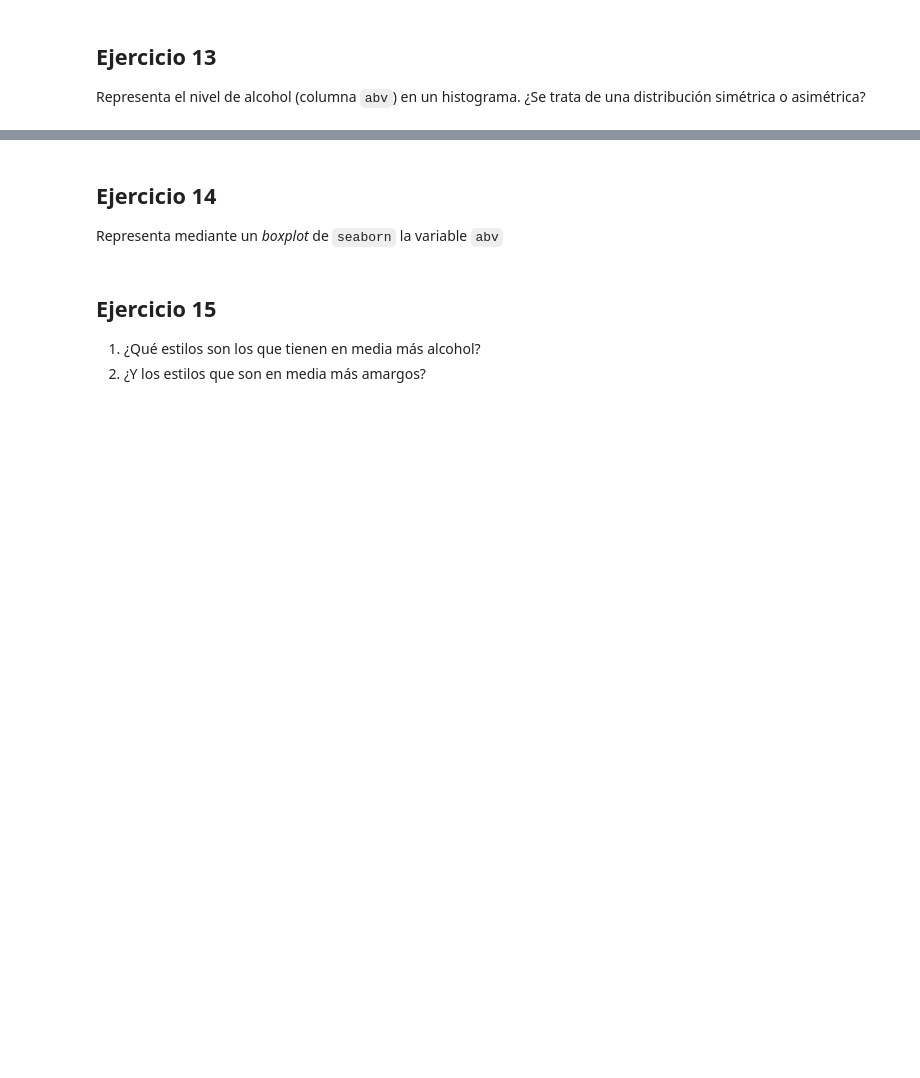
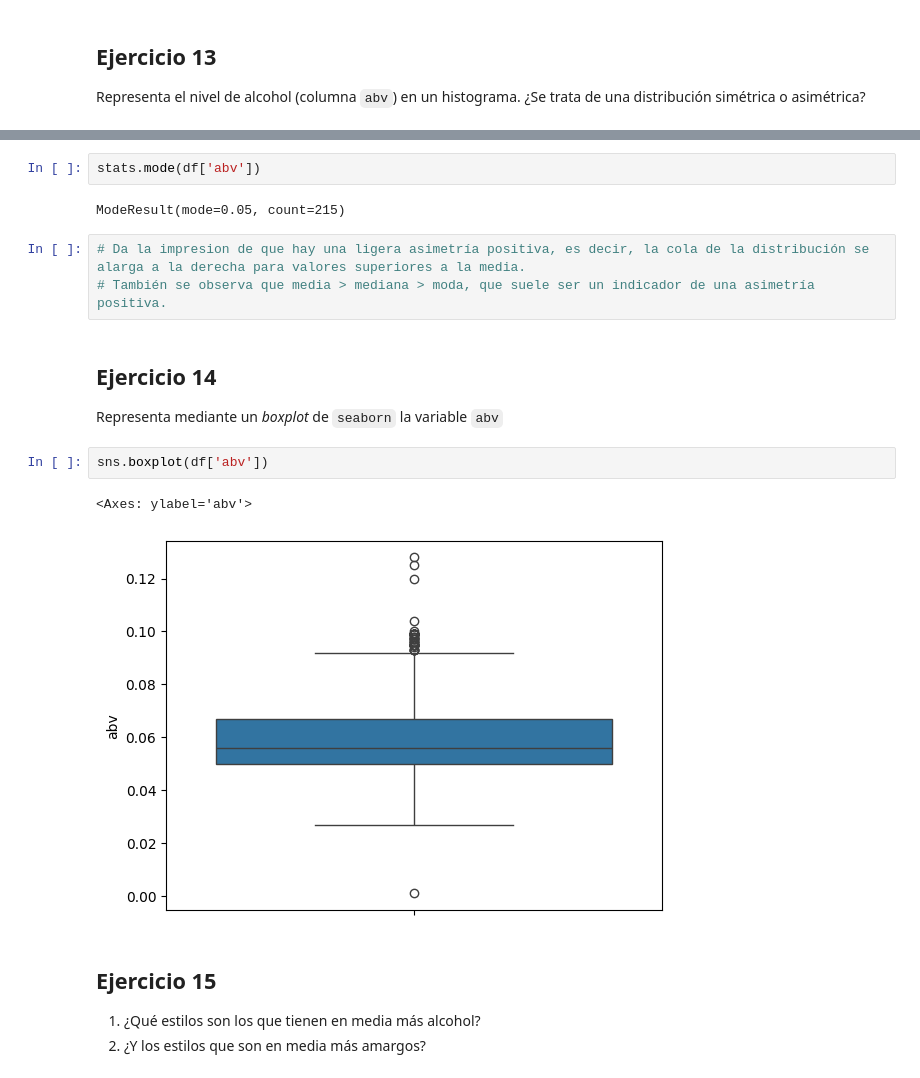
Before and after one commit to rafamd1/mi_copia_dsftmayo24semana1.1, a Jupyter notebook: semana 2/2-Pandas/Practica/6-Beers/birras_repaso.ipynb, the cells around one changed output, grey strips where cells are left out. Drawn from its saved outputs; the diff is of its cells as text; blank space fills up the shorter version.

```diff
--- a/semana 2/2-Pandas/Practica/6-Beers/birras_repaso.ipynb
+++ b/semana 2/2-Pandas/Practica/6-Beers/birras_repaso.ipynb
@@ -54,6 +312,18 @@ Representa el nivel de alcohol (columna `abv`) en un histograma. ¿Se trata de u
+# %%
+stats.mode(df['abv'])
+# %% [output]
+ModeResult(mode=0.05, count=215)
+# %%
+# Da la impresion de que hay una ligera asimetría positiva, es decir, la cola de la distribución se alarga a la derecha para valores superiores a la media.
+# También se observa que media > mediana > moda, que suele ser un indicador de una asimetría positiva.
 # %% [markdown]
 ## Ejercicio 14
 Representa mediante un *boxplot* de `seaborn` la variable `abv`
+# %%
+sns.boxplot(df['abv'])
+# %% [output]
+<Axes: ylabel='abv'>
+[figure, added]
 # %% [markdown]
 ## Ejercicio 15
 1. ¿Qué estilos son los que tienen en media más alcohol?
```
Also changed, not shown: parts of 59 cells of this notebook.
